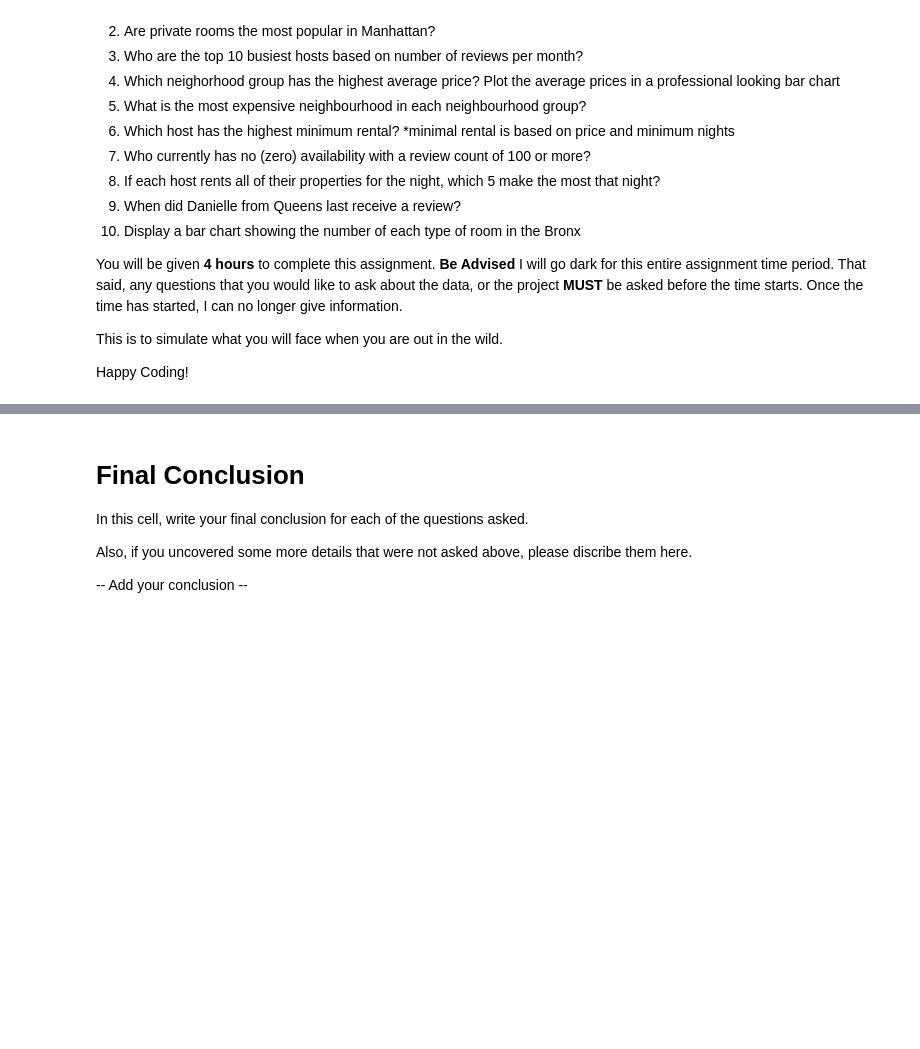
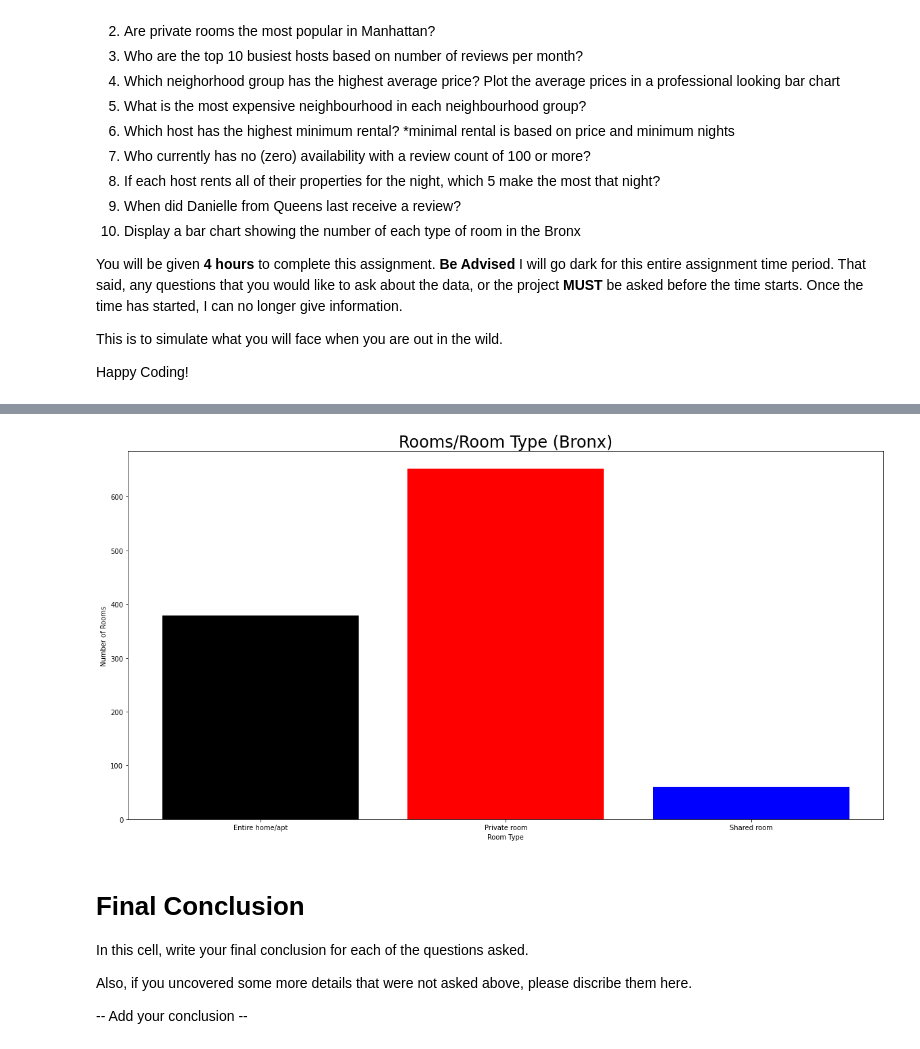
Before and after one commit to jdecee/Air_Bnb_project, a Jupyter notebook: Attempt1.ipynb, the cells around one changed output, grey strips where cells are left out. Cells and saved outputs as stored; diff of their text form; code cells hidden in the pictures; blank space fills up the shorter version.

```diff
--- a/Attempt1.ipynb
+++ b/Attempt1.ipynb
@@ -95,2 +118,5 @@ air_bnb[(air_bnb['host_id'] == ' 2787')]
 # %%
 # Which host has the highest minimum rental? *minimal rental is based on price and minimum nights
+air_bnb['minimum_rental'] = air_bnb['minimum_nights'] * air_bnb['price']
+air_bnb.nlargest(5, 'minimum_rental')
+air_bnb[['host_name','minimum_nights','price']].nlargest(10, ['price'], keep='last').sort_values('minimum_nights').head(1)
@@ -105,3 +167,16 @@ air_bnb[(air_bnb['host_id'] == ' 2787')]
+# %%
+# bar chart showing the number of room types in the Bronx
+bronx = air_bnb[air_bnb['neighbourhood_group'] == 'Bronx']
+room_counts = bronx.groupby('room_type').count()['id']
+room_counts
+plt.figure(figsize=(20,10))
+plt.bar(room_counts.index, room_counts, color=['k', 'r', 'b'])
+plt.title('Rooms/Room Type (Bronx)', fontsize=24)
+plt.xlabel('Room Type')
+plt.ylabel('Number of Rooms')
+plt.show()
+# %% [output]
+[figure, added]
 # %% [markdown]
 # Final Conclusion
 
```
Also changed, not shown: parts of 13 cells of this notebook.
